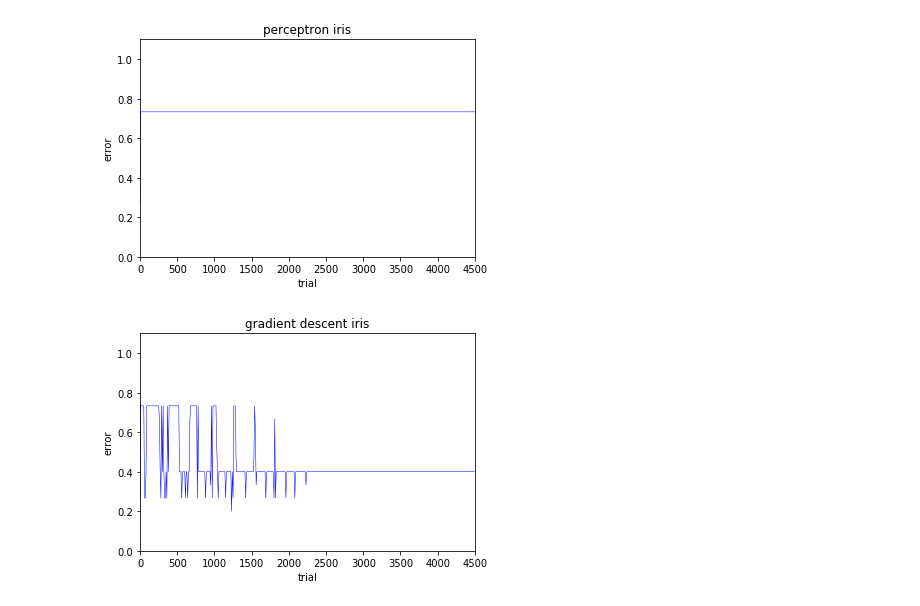
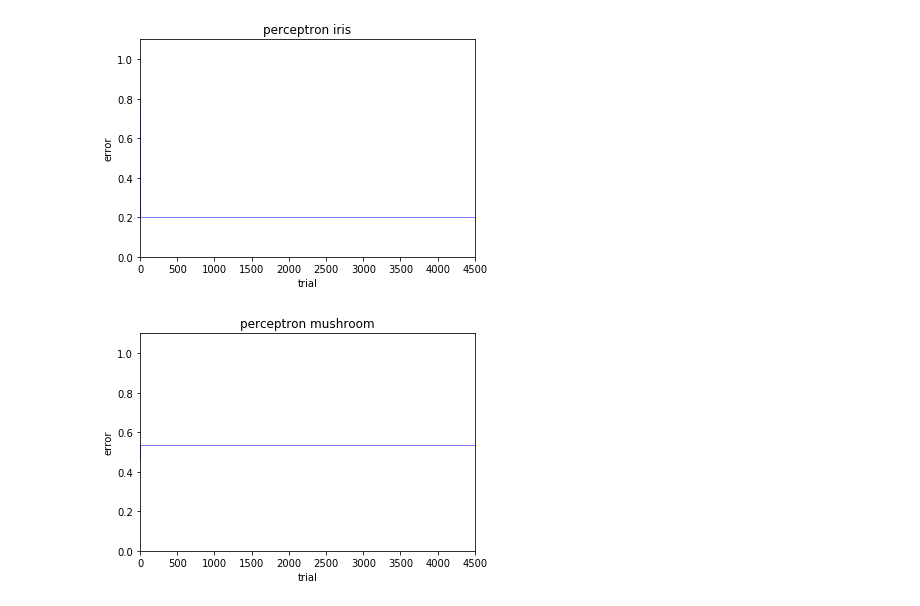
Before and after one commit to mrunders/s8-projects, a Jupyter notebook: homework/Perceptron_descent_gradient/Untitled.ipynb, the cells around one changed output. Drawn from its saved outputs; the diff is of its cells as text; code cells hidden in the pictures.

```diff
--- a/homework/Perceptron_descent_gradient/Untitled.ipynb
+++ b/homework/Perceptron_descent_gradient/Untitled.ipynb
@@ -4,0 +6,6 @@ MAX_PLOT_X = 4500
+# %%
+MAX_PLOT_X = 4500
+
+iris_X, iris_y = Data.load_iris_data()
+mushroom_X, mushroom_y = Data.load_mushroom_data()
+spambase_X, spambase_y = Data.load_spambase_data()
@@ -5,16 +24,16 @@ MAX_PLOT_X = 4500
 # %%
-perceptron = Algo(data_path=IRIS_DATA, data_header=IRIS_HEADER, algo=Perceptron, yielding_pas=10, shuffle_data=True)
+perceptron = Algo(iris_X, iris_y, algo=Perceptron, yielding_pas=10, shuffle_data=True)
 perceptron.run(nb_iterations=MAX_PLOT_X)
 perceptron_plot = perceptron.get_plot()
 perceptron_plot.draw_plot(name="perceptron iris", max_x=MAX_PLOT_X)
 perceptron_plot.show_plot()
 # %% [output]
-[figure, old version]
+[figure, new version]
 # %%
-gradient_descent = Algo(data_path=IRIS_DATA, data_header=IRIS_HEADER, algo=GradientDescent, yielding_pas=10, shuffle_data=True, gradient_eta=2)
-gradient_descent.run(nb_iterations=MAX_PLOT_X)
-gradient_descent_plot = gradient_descent.get_plot()
-gradient_descent_plot.draw_plot(name="gradient descent iris", max_x=MAX_PLOT_X)
-gradient_descent_plot.show_plot()
+perceptron = Algo(mushroom_X, mushroom_y, algo=Perceptron, yielding_pas=10, shuffle_data=True)
+perceptron.run(nb_iterations=MAX_PLOT_X)
+perceptron_plot = perceptron.get_plot()
+perceptron_plot.draw_plot(name="perceptron mushroom", max_x=MAX_PLOT_X)
+perceptron_plot.show_plot()
 # %% [output]
-[figure, old version]
+[figure, new version]
```
Also changed, not shown: parts of 6 cells of this notebook, 11 other files.
